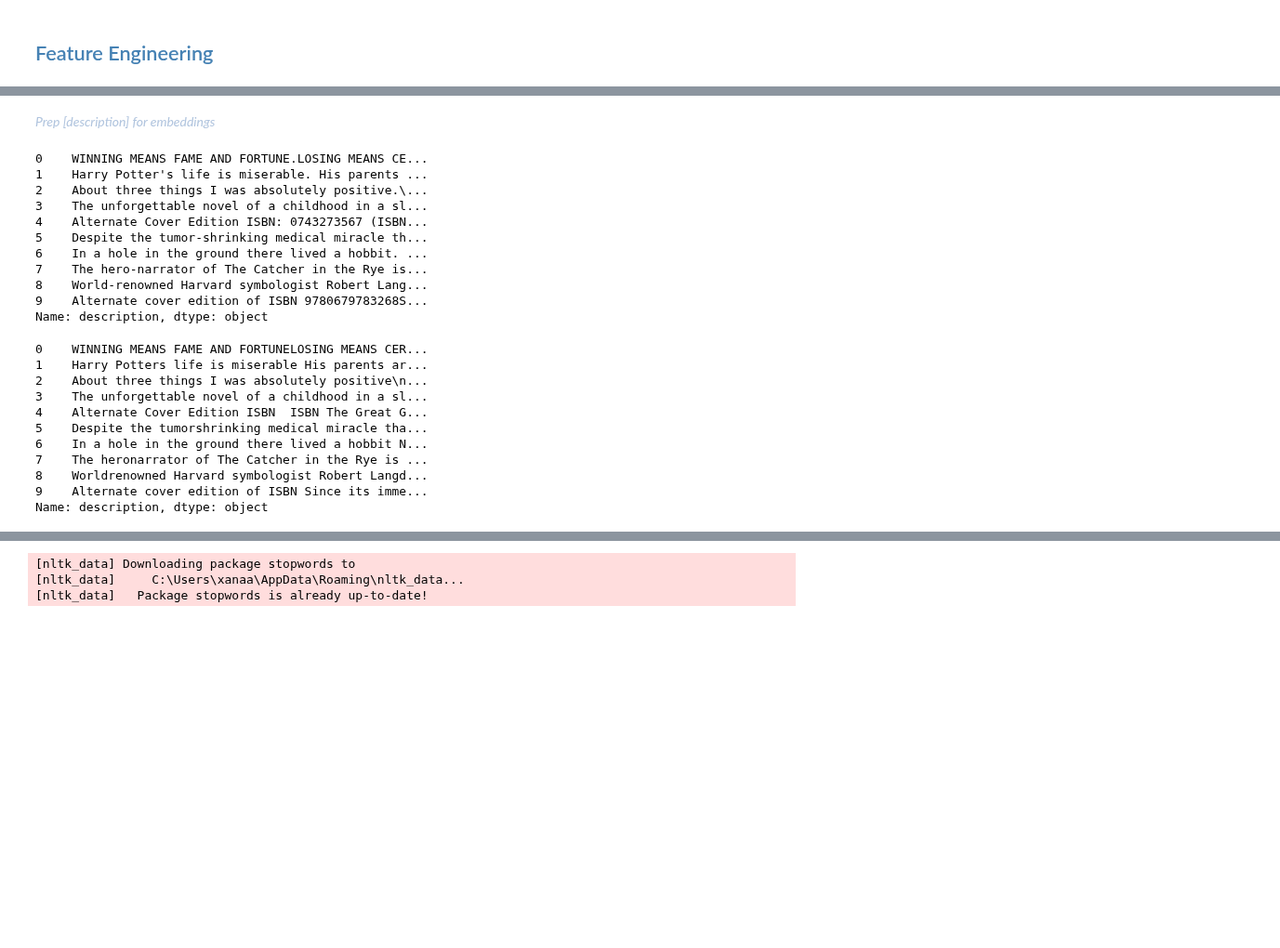
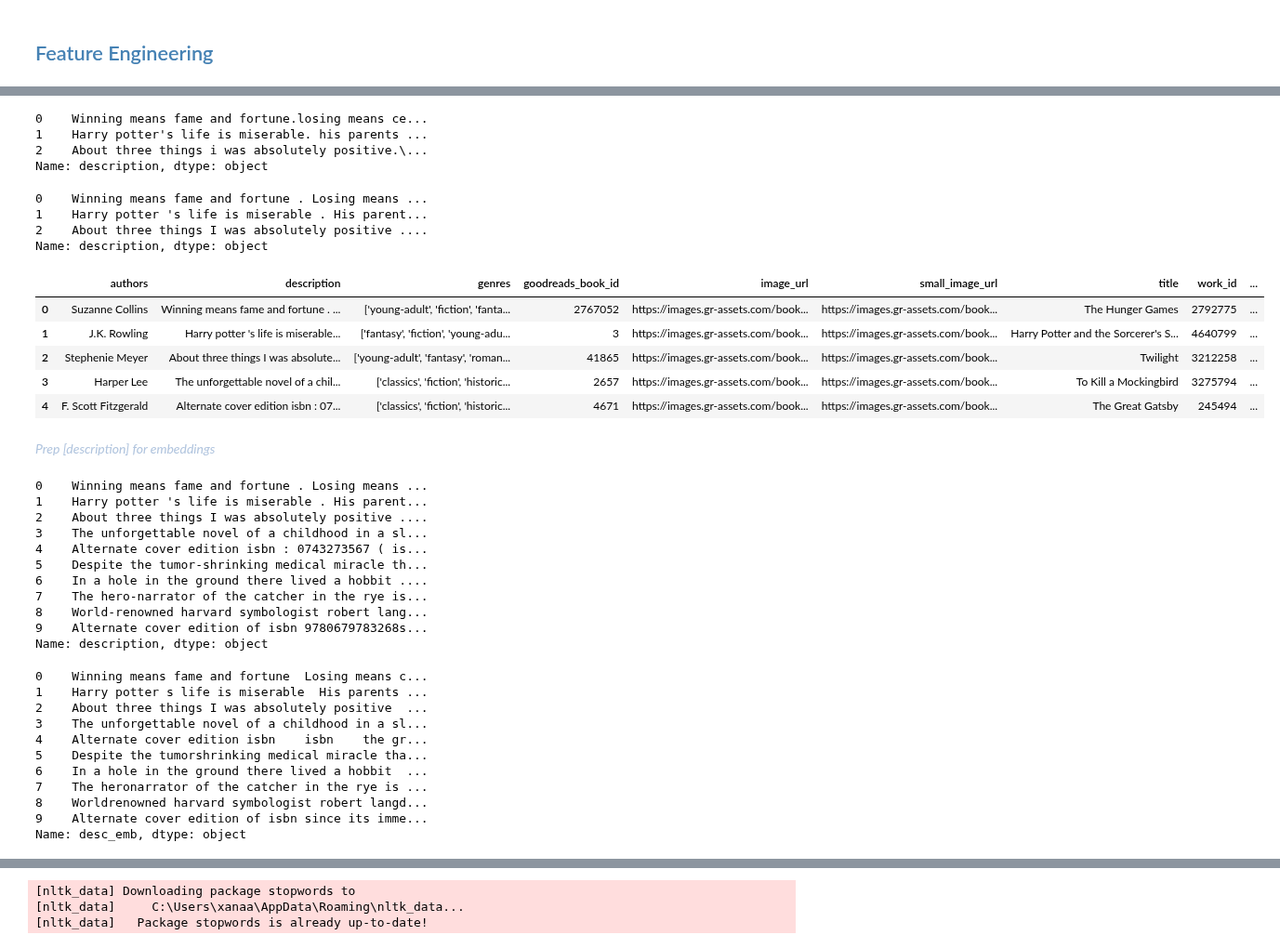
Before and after one commit to xalakbar/xalakbar_Capstone, a Jupyter notebook: bookscout_rs.ipynb, the cells around one changed output, grey strips where cells are left out. Shown at 93% size. Cells and saved outputs as stored; diff of their text form; code cells hidden in the pictures; blank space fills up the shorter version.

```diff
--- a/bookscout_rs.ipynb
+++ b/bookscout_rs.ipynb
@@ -464,33 +507,75 @@ plt.show()
+# %%
+goodbooks['description'] = goodbooks['description'].str.lower().str.capitalize()
+# %%
+goodbooks['description'][:3]
+# %% [output]
+0    Winning means fame and fortune.losing means ce...
+1    Harry potter's life is miserable. his parents ...
+2    About three things i was absolutely positive.\...
+Name: description, dtype: object
+# %%
+def normalize_description(desc):
+    desc = re.sub(r'\.([a-z])', r'. \1', desc)
+    sentences = sent_tokenize(desc)
+    normalized_sentences = []
+
+    for sentence in sentences:
+        words = word_tokenize(sentence)
+        normalized_words = [word if word.istitle() or word.lower() != 'i' else 'I' for word in words]
+
+        if normalized_words:
+            normalized_words[0] = normalized_words[0].capitalize()
+            normalized_sentences.append(' '.join(normalized_words))
+
+    return ' '.join(normalized_sentences)
+# %%
+goodbooks['description'] = goodbooks['description'].apply(normalize_description)
+# %%
+goodbooks['description'][:3]
+# %% [output]
+0    Winning means fame and fortune . Losing means ...
+1    Harry potter 's life is miserable . His parent...
+2    About three things I was absolutely positive ....
+Name: description, dtype: object
+# %%
+goodbooks.head()
+# %% [output]
+|  | authors | description | genres | goodreads_book_id | image_url | small_image_url | title | work_id | ... |
+| 0 | Suzanne Collins | Winning means fame and fortune . ... | ['young-adult', 'fiction', 'fanta... | 2767052 | https://images.gr-assets.com/book... | https://images.gr-assets.com/book... | The Hunger Games | 2792775 | ... |
+| 1 | J.K. Rowling | Harry potter 's life is miserable... | ['fantasy', 'fiction', 'young-adu... | 3 | https://images.gr-assets.com/book... | https://images.gr-assets.com/book... | Harry Potter and the Sorcerer's S... | 4640799 | ... |
+| 2 | Stephenie Meyer | About three things I was absolute... | ['young-adult', 'fantasy', 'roman... | 41865 | https://images.gr-assets.com/book... | https://images.gr-assets.com/book... | Twilight | 3212258 | ... |
+| 3 | Harper Lee | The unforgettable novel of a chil... | ['classics', 'fiction', 'historic... | 2657 | https://images.gr-assets.com/book... | https://images.gr-assets.com/book... | To Kill a Mockingbird | 3275794 | ... |
+| 4 | F. Scott Fitzgerald | Alternate cover edition isbn : 07... | ['classics', 'fiction', 'historic... | 4671 | https://images.gr-assets.com/book... | https://images.gr-assets.com/book... | The Great Gatsby | 245494 | ... |
 # %% [markdown]
 <em><span style="color:lightsteelblue">Prep [description] for embeddings</span></em>
 # %%
 goodbooks['description'][:10]
 # %% [output]
-0    WINNING MEANS FAME AND FORTUNE.LOSING MEANS CE...
-1    Harry Potter's life is miserable. His parents ...
-2    About three things I was absolutely positive.\...
+0    Winning means fame and fortune . Losing means ...
+1    Harry potter 's life is miserable . His parent...
+2    About three things I was absolutely positive ....
 3    The unforgettable novel of a childhood in a sl...
-4    Alternate Cover Edition ISBN: 0743273567 (ISBN...
+4    Alternate cover edition isbn : 0743273567 ( is...
 5    Despite the tumor-shrinking medical miracle th...
-6    In a hole in the ground there lived a hobbit. ...
-7    The hero-narrator of The Catcher in the Rye is...
-8    World-renowned Harvard symbologist Robert Lang...
-9    Alternate cover edition of ISBN 9780679783268S...
+6    In a hole in the ground there lived a hobbit ....
+7    The hero-narrator of the catcher in the rye is...
+8    World-renowned harvard symbologist robert lang...
+9    Alternate cover edition of isbn 9780679783268s...
 Name: description, dtype: object
 # %%
 translator = str.maketrans('', '', string.punctuation + string.digits)
-goodbooks['description'] = goodbooks['description'].apply(lambda x: x.translate(translator))
-goodbooks['description'][:10]
+goodbooks['desc_emb'] = goodbooks['description'].apply(lambda x: x.translate(translator))
+goodbooks['desc_emb'][:10]
 # %% [output]
-0    WINNING MEANS FAME AND FORTUNELOSING MEANS CER...
-1    Harry Potters life is miserable His parents ar...
-2    About three things I was absolutely positive\n...
+0    Winning means fame and fortune  Losing means c...
+1    Harry potter s life is miserable  His parents ...
+2    About three things I was absolutely positive  ...
 3    The unforgettable novel of a childhood in a sl...
-4    Alternate Cover Edition ISBN  ISBN The Great G...
+4    Alternate cover edition isbn    isbn    the gr...
 5    Despite the tumorshrinking medical miracle tha...
-6    In a hole in the ground there lived a hobbit N...
-7    The heronarrator of The Catcher in the Rye is ...
-8    Worldrenowned Harvard symbologist Robert Langd...
-9    Alternate cover edition of ISBN Since its imme...
-Name: description, dtype: object
+6    In a hole in the ground there lived a hobbit  ...
+7    The heronarrator of the catcher in the rye is ...
+8    Worldrenowned harvard symbologist robert langd...
+9    Alternate cover edition of isbn since its imme...
+Name: desc_emb, dtype: object
 # %%
```
Also changed, not shown: parts of 79 cells of this notebook, 2 other files.
